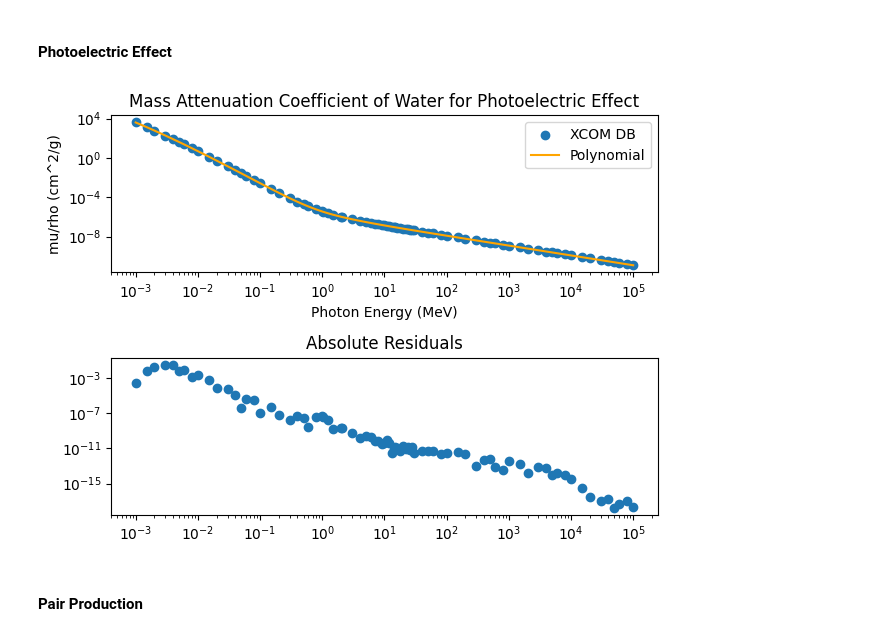
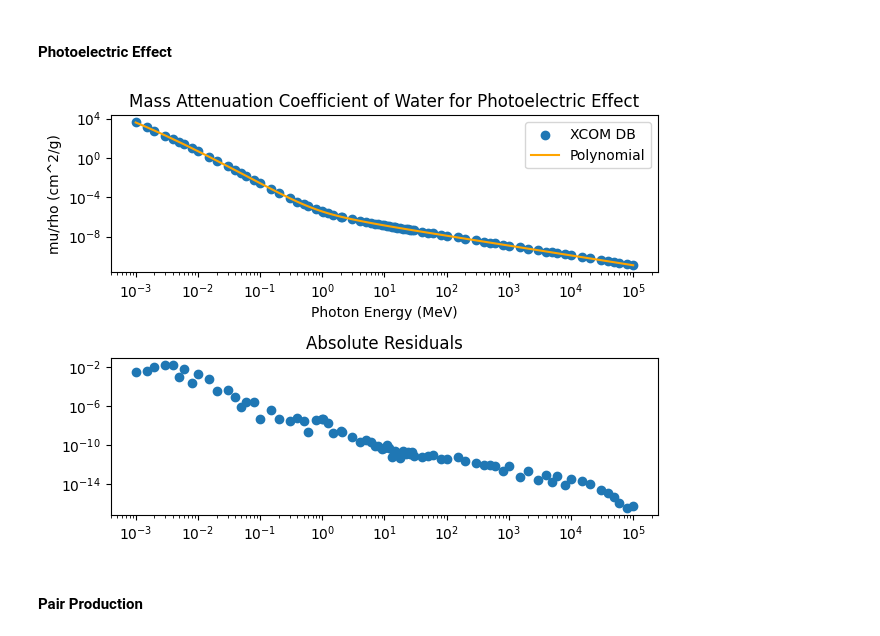
Before and after one commit to mikatan/xray-monte-carlo, a Jupyter notebook: main.ipynb, the cells around one changed output. Drawn from its saved outputs; the diff is of its cells as text; code cells hidden in the pictures.

```diff
--- a/main.ipynb
+++ b/main.ipynb
@@ -163,34 +163,34 @@ fig.tight_layout()
 # %%
 log_energy = np.log10(photon_energy)
 log_attenuation = np.log10(pe)
-waterPeCoe = np.polyfit(log_energy, log_attenuation, 100)
+waterPeCoe = np.polyfit(log_energy, log_attenuation, 50)
 
 def waterPeAtte(energy):
     attenuation = 10 ** np.polyval(waterPeCoe, np.log10(energy))
     return attenuation
 
 pe_fit = waterPeAtte(photon_energy)
 
 fig, ax = plt.subplots(2,1)
 residuals = np.abs(pe_fit - pe)
 
 ax[0].scatter(photon_energy, pe, label = "XCOM DB")
 ax[0].plot(photon_energy, pe_fit, label = "Polynomial", color = "orange")
 ax[0].set_xscale('log')
 ax[0].set_yscale('log')
 ax[0].legend()
 ax[0].set_title("Mass Attenuation Coefficient of Water for Photoelectric Effect")
 ax[0].set_xlabel("Photon Energy (MeV)")
 ax[0].set_ylabel("mu/rho (cm^2/g)")
 
 ax[1].scatter(photon_energy, residuals)
 ax[1].set_xscale('log')
 ax[1].set_yscale('log')
 ax[1].set_title("Absolute Residuals")
 
 fig.tight_layout()
 # %% [output]
-[figure, old version]
+[figure, new version]
 # %% [markdown]
 #### Pair Production
 # %%
```
Also changed, not shown: parts of 20 cells of this notebook, 1 other file.
